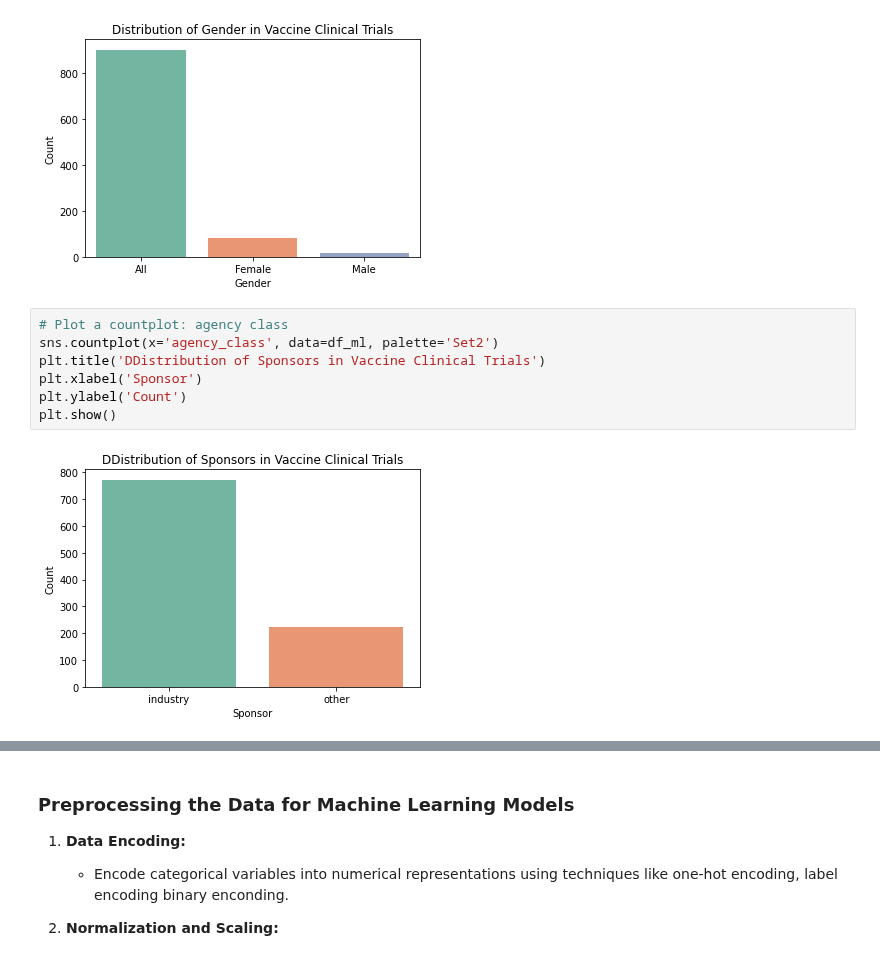
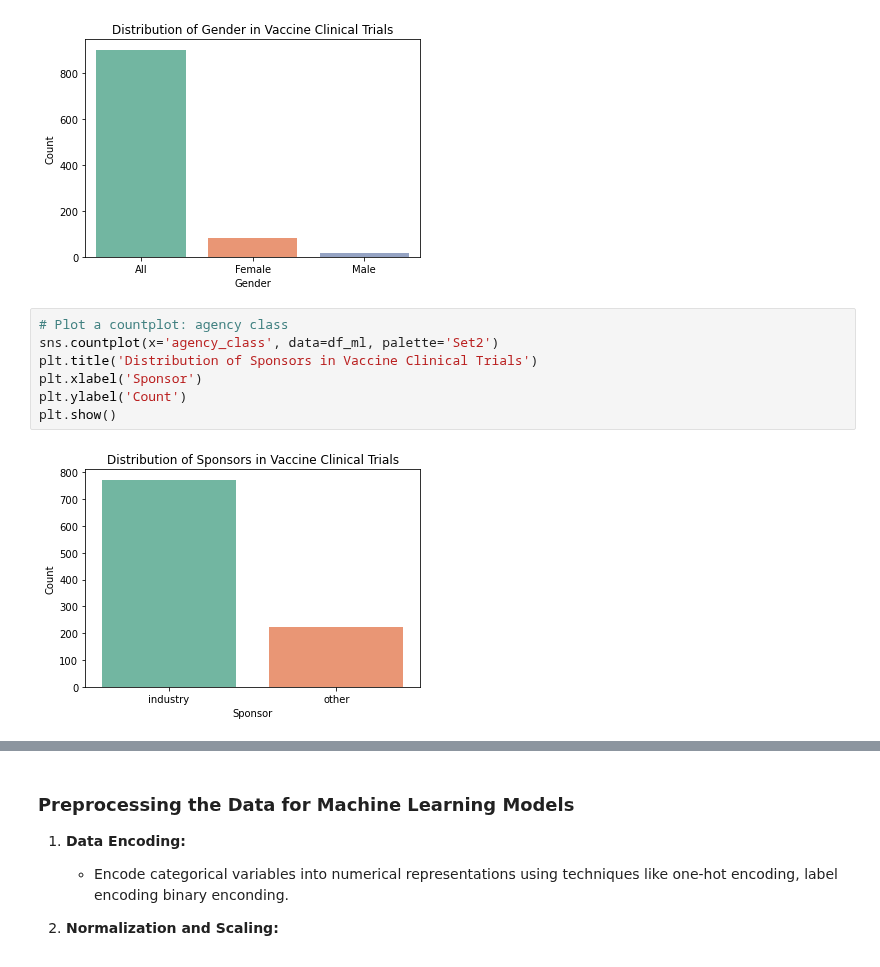
Before and after one commit to brunalos/clinical-trials-ml, a Jupyter notebook: dropout_rates_model.ipynb, the cells around one changed output, grey strips where cells are left out. Cells and saved outputs as stored; diff of their text form.

```diff
--- a/dropout_rates_model.ipynb
+++ b/dropout_rates_model.ipynb
@@ -174,10 +174,10 @@ plt.show()
 # %%
 # Plot a countplot: agency class
 sns.countplot(x='agency_class', data=df_ml, palette='Set2')
-plt.title('DDistribution of Sponsors in Vaccine Clinical Trials')
+plt.title('Distribution of Sponsors in Vaccine Clinical Trials')
 plt.xlabel('Sponsor')
 plt.ylabel('Count')
 plt.show()
 # %% [output]
-[figure, old version]
+[figure, new version]
 # %%
```
Also changed, not shown: parts of 22 cells of this notebook.
